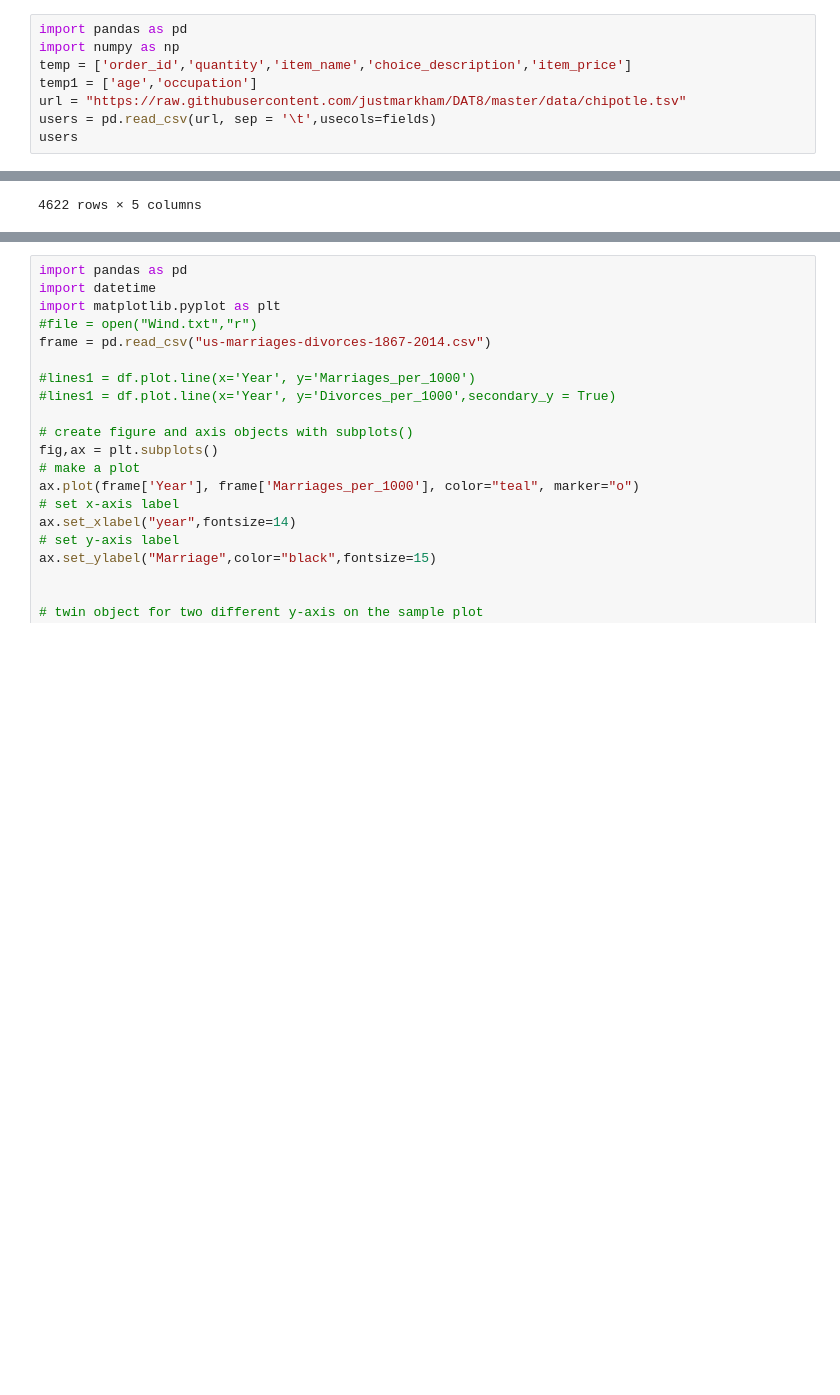
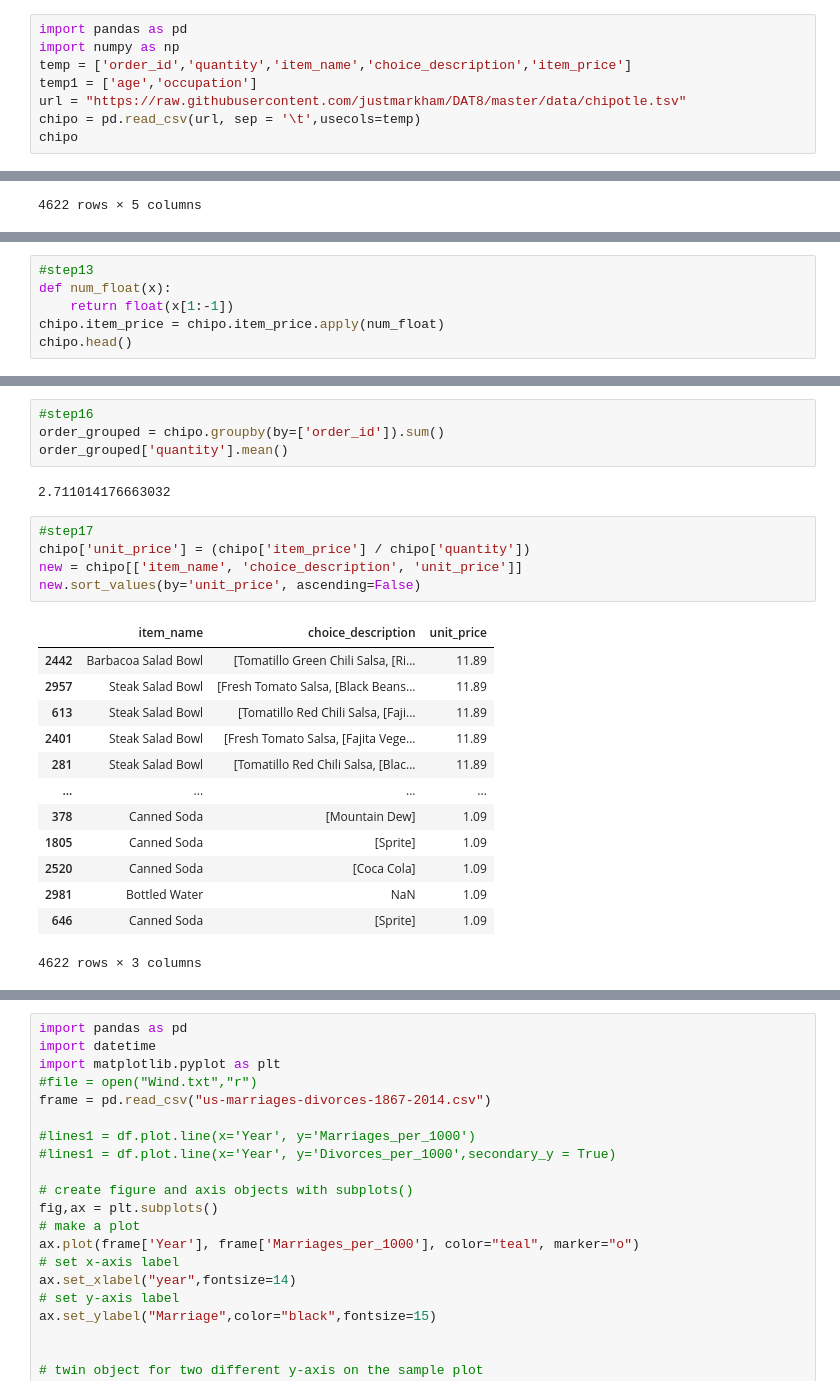
Before and after one commit to JV3098/JV3098-Jhanvi.Vaghela.BDAT1004PS3, a Jupyter notebook: Problem - Set 3.ipynb, the cells around one changed output, grey strips where cells are left out. Cells and saved outputs as stored; diff of their text form; blank space fills up the shorter version.

```diff
--- a/Problem - Set 3.ipynb
+++ b/Problem - Set 3.ipynb
@@ -251,8 +283,8 @@ import numpy as np
 temp = ['order_id','quantity','item_name','choice_description','item_price']
 temp1 = ['age','occupation']
 url = "https://raw.githubusercontent.com/justmarkham/DAT8/master/data/chipotle.tsv"
-users = pd.read_csv(url, sep = '\t',usecols=fields)
-users
+chipo = pd.read_csv(url, sep = '\t',usecols=temp)
+chipo
 # %% [output]
 |  | order_id | quantity | item_name | choice_description | item_price |
 | 0 | 1 | 1 | Chips and Fresh Tomato Salsa | NaN | $2.39 |
@@ -302,0 +350,6 @@ U.S. between 1867 and 2014. Label both lines and show the legend.
+# %%
+#step13
+def num_float(x):
+    return float(x[1:-1])
+chipo.item_price = chipo.item_price.apply(num_float)
+chipo.head()
@@ -302,0 +383,25 @@ U.S. between 1867 and 2014. Label both lines and show the legend.
+# %%
+#step16
+order_grouped = chipo.groupby(by=['order_id']).sum()
+order_grouped['quantity'].mean()
+# %% [output]
+2.711014176663032
+# %%
+#step17
+chipo['unit_price'] = (chipo['item_price'] / chipo['quantity'])
+new = chipo[['item_name', 'choice_description', 'unit_price']]
+new.sort_values(by='unit_price', ascending=False)
+# %% [output]
+|  | item_name | choice_description | unit_price |
+| 2442 | Barbacoa Salad Bowl | [Tomatillo Green Chili Salsa, [Ri... | 11.89 |
+| 2957 | Steak Salad Bowl | [Fresh Tomato Salsa, [Black Beans... | 11.89 |
+| 613 | Steak Salad Bowl | [Tomatillo Red Chili Salsa, [Faji... | 11.89 |
+| 2401 | Steak Salad Bowl | [Fresh Tomato Salsa, [Fajita Vege... | 11.89 |
+| 281 | Steak Salad Bowl | [Tomatillo Red Chili Salsa, [Blac... | 11.89 |
+| ... | ... | ... | ... |
+| 378 | Canned Soda | [Mountain Dew] | 1.09 |
+| 1805 | Canned Soda | [Sprite] | 1.09 |
+| 2520 | Canned Soda | [Coca Cola] | 1.09 |
+| 2981 | Bottled Water | NaN | 1.09 |
+| 646 | Canned Soda | [Sprite] | 1.09 |
+4622 rows × 3 columns
```
Also changed, not shown: parts of 35 cells of this notebook.
